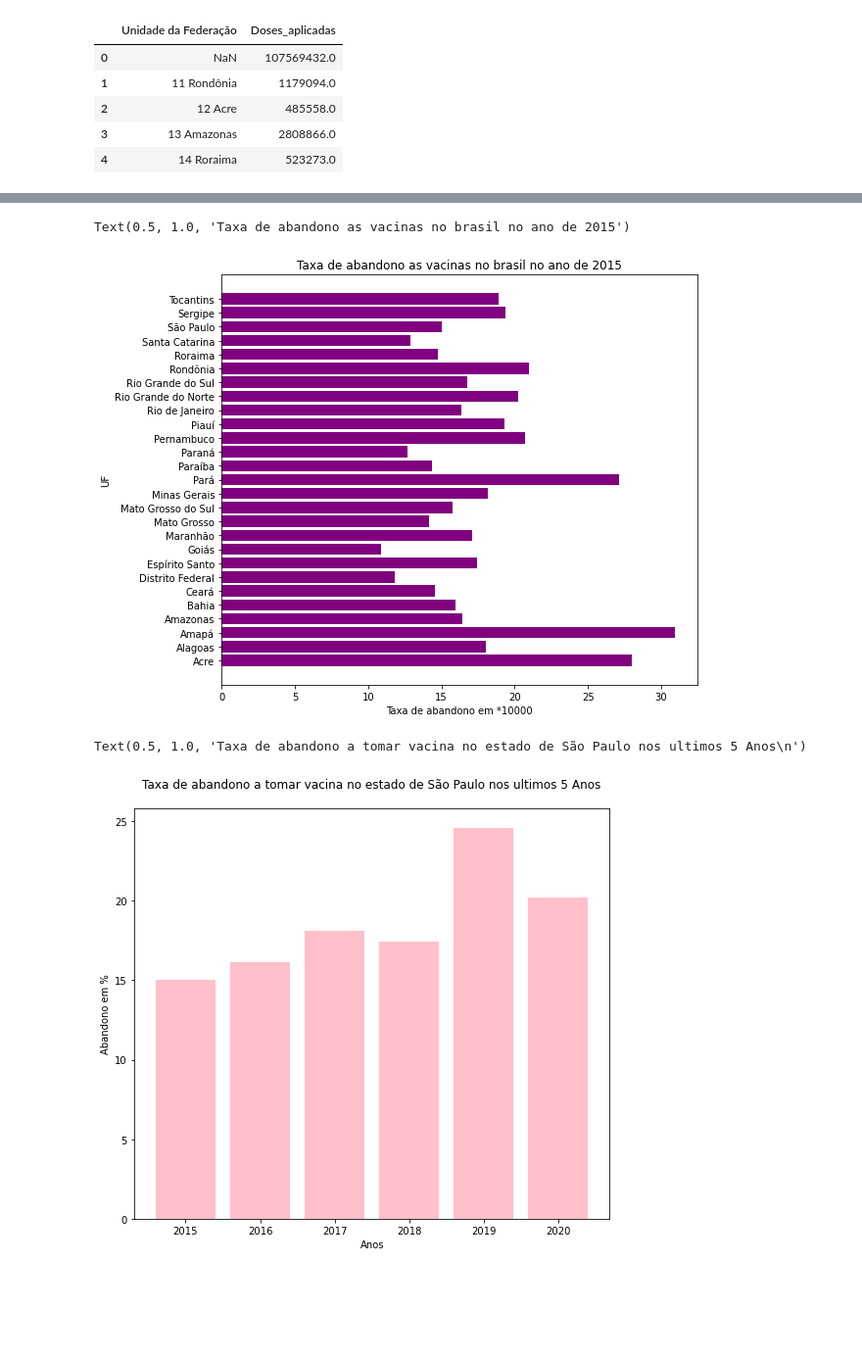
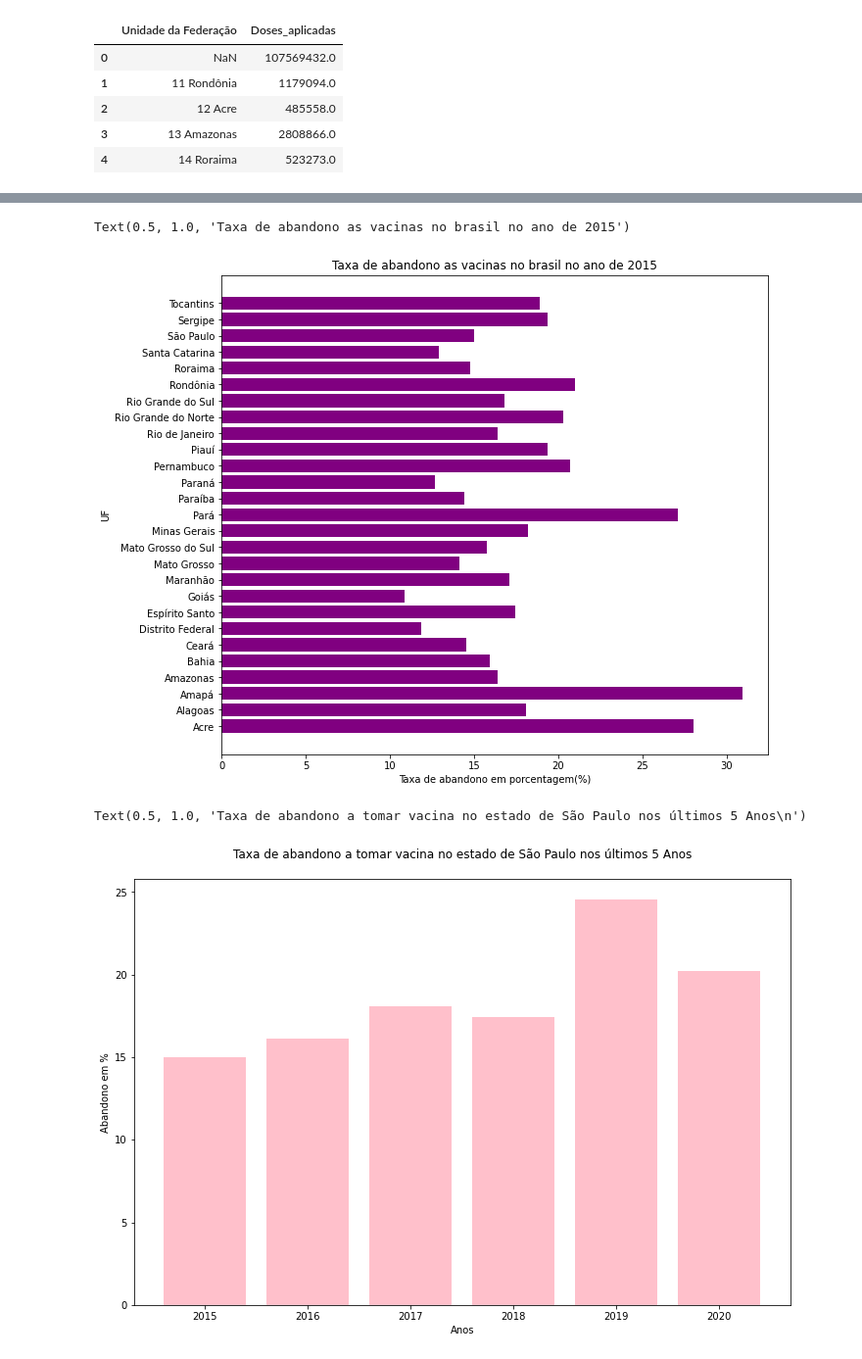
Before and after one commit to PauloHenrique7010/AnaliseAplicacaoVacinaDataSus, a Jupyter notebook: notebook.ipynb, the cells around one changed output, grey strips where cells are left out. Shown at 98% size. Drawn from its saved outputs; the diff is of its cells as text; code cells hidden in the pictures; blank space fills up the shorter version.

```diff
--- a/notebook.ipynb
+++ b/notebook.ipynb
@@ -62,9 +62,9 @@ abandono18 = abandono18.dropna()
 abandono19 = abandono19.dropna()
 abandono20 = abandono20.dropna()
 # %%
-plt.rcParams['figure.figsize'] = (8.7,7.7)
+plt.rcParams['figure.figsize'] = (10,9)
 plt.barh(doseAplicada15.uf,doseAplicada15.doses, color="red")
 plt.ylabel('UF')
-plt.xlabel('Doses aplicadas')
-plt.title('Vacinas aplicadas no brasil no ano de 2015')
+plt.xlabel('Doses aplicadas ( * 1000000)')
+plt.title('Vacinas aplicadas no brasil no ano de 2015 ')
 # %% [output]
@@ -91,30 +100,30 @@ Text(0.5, 1.0, 'Doses aplicadas no estado de São Paulo nos ultimos 5 Anos\n')
 # %%
-plt.rcParams['figure.figsize'] = (8.7,7.7)
+plt.rcParams['figure.figsize'] = (10,9)
 plt.barh(abandono15.uf,abandono15.taxa_abandono, color="purple")
 plt.ylabel('UF')
-plt.xlabel('Taxa de abandono em *10000')
+plt.xlabel('Taxa de abandono em porcentagem(%)')
 
 plt.title('Taxa de abandono as vacinas no brasil no ano de 2015')
 # %% [output]
 Text(0.5, 1.0, 'Taxa de abandono as vacinas no brasil no ano de 2015')
-[figure, old version]
+[figure, new version]
 # %%
 SP15 = abandono15['taxa_abandono'].iloc[24]
 SP16 = abandono16['taxa_abandono'].iloc[24]
 SP17 = abandono17['taxa_abandono'].iloc[24]
 SP18 = abandono18['taxa_abandono'].iloc[24]
 SP19 = abandono19['taxa_abandono'].iloc[24]
 SP20 = abandono20['taxa_abandono'].iloc[24]
 
 SPAbandono = [SP15, SP16, SP17, SP18, SP19, SP20]
 
 plt.bar(SPLegenda, SPAbandono, color = 'pink')
 plt.xlabel('Anos')
 plt.ylabel('Abandono em %')
-plt.title('Taxa de abandono a tomar vacina no estado de São Paulo nos ultimos 5 Anos\n')
+plt.title('Taxa de abandono a tomar vacina no estado de São Paulo nos últimos 5 Anos\n')
 # %% [output]
-Text(0.5, 1.0, 'Taxa de abandono a tomar vacina no estado de São Paulo nos ultimos 5 Anos\n')
+Text(0.5, 1.0, 'Taxa de abandono a tomar vacina no estado de São Paulo nos últimos 5 Anos\n')
-[figure, old version]
+[figure, new version]
 # %%
 cobertura15 = pd.read_excel('planilhas/taxa_cobertura2015.xlsx', skiprows = range(0, 4)) # pula as primeiras 5 linhas
 cobertura16 = pd.read_excel('planilhas/taxa_cobertura2016.xlsx', skiprows = range(0, 4)) # pula as primeiras 5 linhas
```
Also changed, not shown: parts of 6 cells of this notebook.
